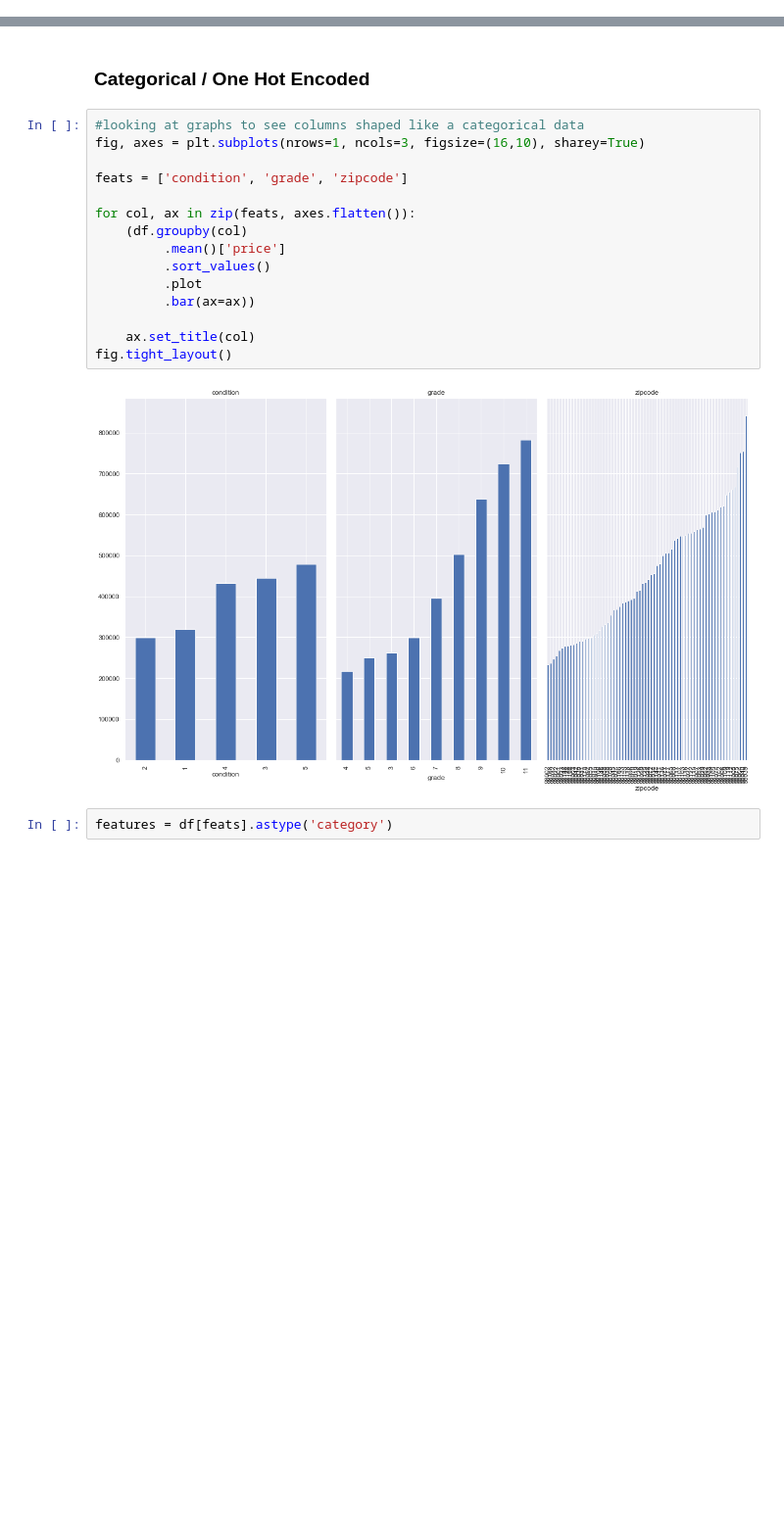
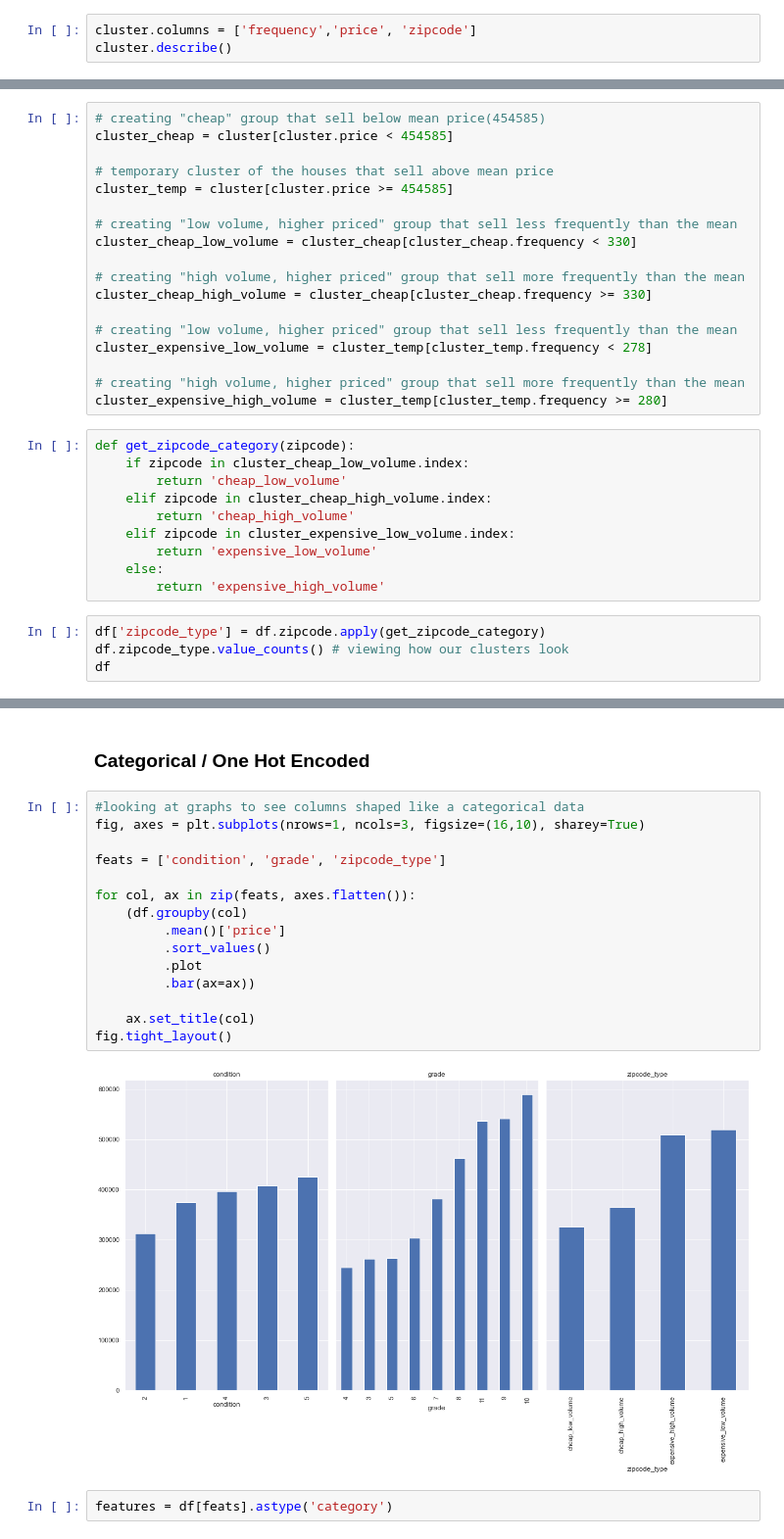
Before and after one commit to Deric-Williamson/house-sales-regression-model, a Jupyter notebook: Data_Cleaning.ipynb, the cells around one changed output, grey strips where cells are left out. Shown: that part at 98% size. Saved outputs shown, nothing was run; the diff lists cells and outputs as text; blank space fills up the shorter version.

Commit message:
zipcode_up

```diff
--- a/Data_Cleaning.ipynb
+++ b/Data_Cleaning.ipynb
@@ -345,0 +415,3 @@ sns.boxplot(data=df, x='sqft_living15', ax=ax[1]);
+# %%
+cluster.columns = ['frequency','price', 'zipcode']
+cluster.describe()
@@ -345,0 +428,32 @@ sns.boxplot(data=df, x='sqft_living15', ax=ax[1]);
+# %%
+# creating "cheap" group that sell below mean price(454585)
+cluster_cheap = cluster[cluster.price < 454585]
+
+# temporary cluster of the houses that sell above mean price
+cluster_temp = cluster[cluster.price >= 454585]
+
+# creating "low volume, higher priced" group that sell less frequently than the mean
+cluster_cheap_low_volume = cluster_cheap[cluster_cheap.frequency < 330]
+
+# creating "high volume, higher priced" group that sell more frequently than the mean
+cluster_cheap_high_volume = cluster_cheap[cluster_cheap.frequency >= 330]
+
+# creating "low volume, higher priced" group that sell less frequently than the mean
+cluster_expensive_low_volume = cluster_temp[cluster_temp.frequency < 278]
+
+# creating "high volume, higher priced" group that sell more frequently than the mean
+cluster_expensive_high_volume = cluster_temp[cluster_temp.frequency >= 280]
+# %%
+def get_zipcode_category(zipcode):
+    if zipcode in cluster_cheap_low_volume.index:
+        return 'cheap_low_volume'
+    elif zipcode in cluster_cheap_high_volume.index:
+        return 'cheap_high_volume'
+    elif zipcode in cluster_expensive_low_volume.index:
+        return 'expensive_low_volume'
+    else:
+        return 'expensive_high_volume'
+# %%
+df['zipcode_type'] = df.zipcode.apply(get_zipcode_category)
+df.zipcode_type.value_counts() # viewing how our clusters look
+df
@@ -389,20 +517,20 @@ df_b.drop('sqft_lot15', axis = 1, inplace = True)
 # %%
 #looking at graphs to see columns shaped like a categorical data
 fig, axes = plt.subplots(nrows=1, ncols=3, figsize=(16,10), sharey=True)
 
-feats = ['condition', 'grade', 'zipcode']
+feats = ['condition', 'grade', 'zipcode_type']
 
 for col, ax in zip(feats, axes.flatten()):
     (df.groupby(col)
          .mean()['price']
          .sort_values()
          .plot
          .bar(ax=ax))
 
     ax.set_title(col)
 fig.tight_layout()
 # %% [output]
-[figure, old version]
+[figure, new version]
 # %%
 features = df[feats].astype('category')
 # %%
```
Also changed, not shown: parts of 105 cells of this notebook.
